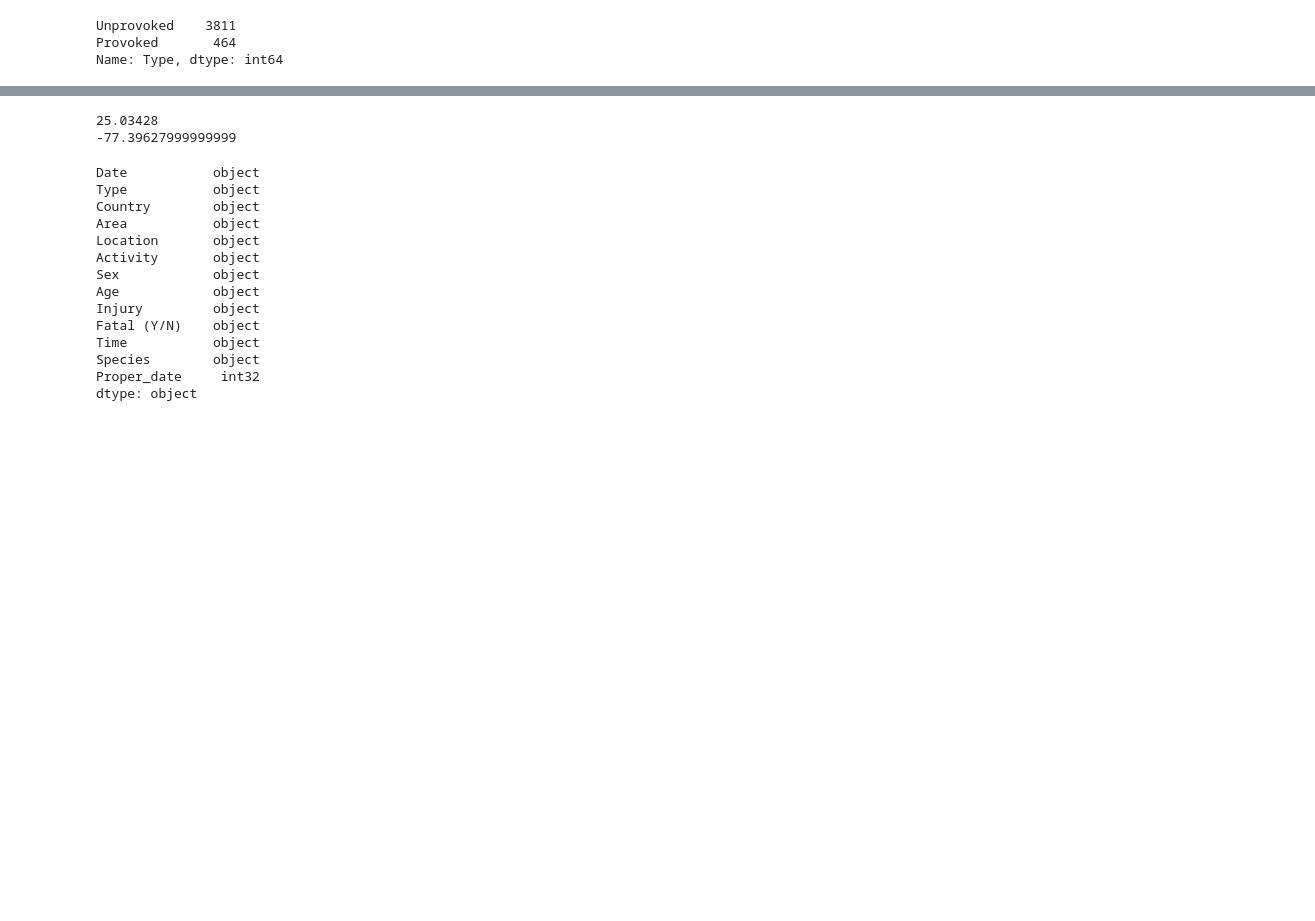
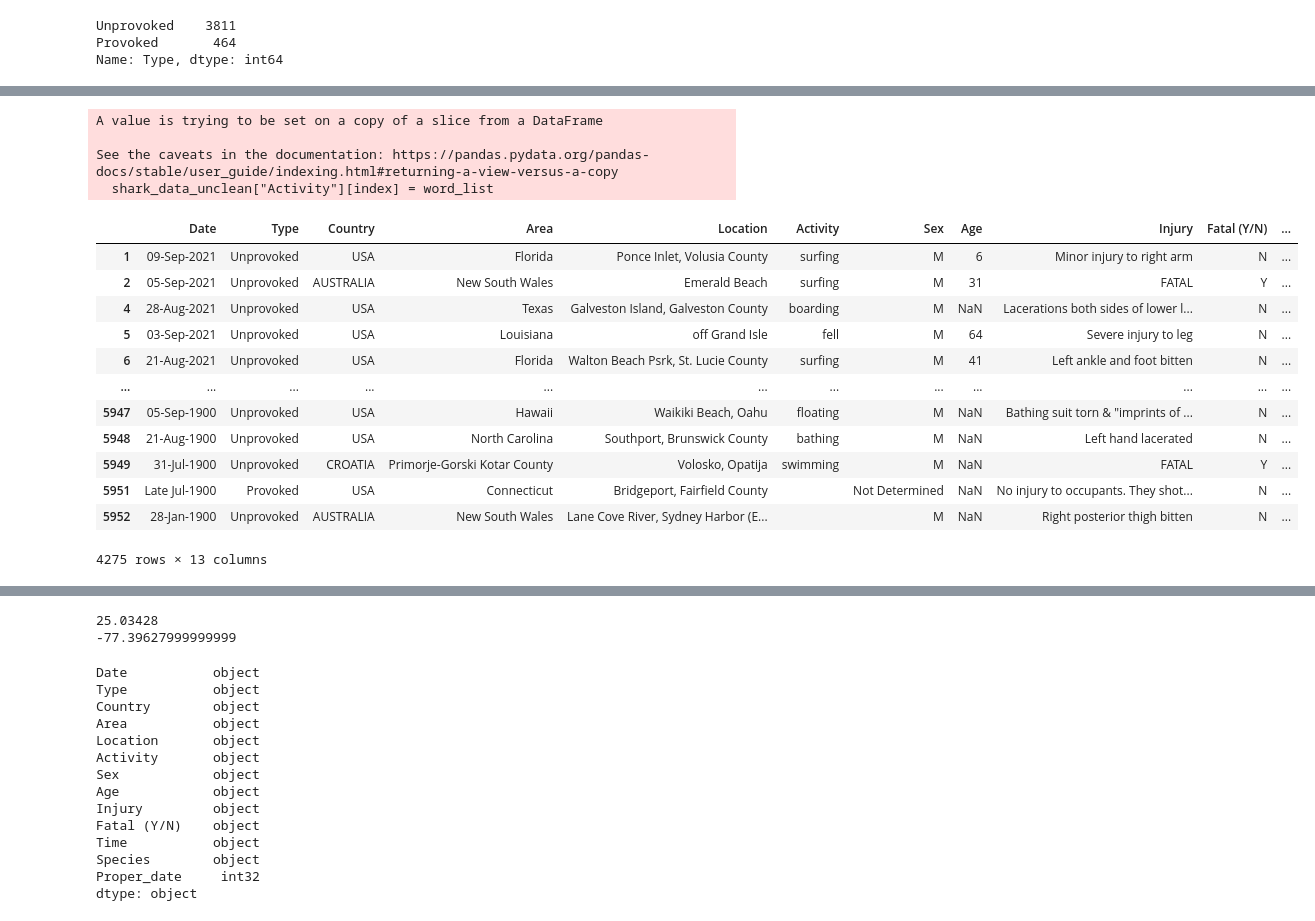
Before and after one commit to joshuapalicka/SharkAttackAnalysis, a Jupyter notebook: data_clean_up.ipynb, the cells around one changed output, grey strips where cells are left out. Cells and saved outputs as stored; diff of their text form; code cells hidden in the pictures; blank space fills up the shorter version.

```diff
--- a/data_clean_up.ipynb
+++ b/data_clean_up.ipynb
@@ -408,0 +482,36 @@ Name: Type, dtype: int64
+# %%
+for index, item in shark_data_unclean.iterrows():
+    tagged = nltk.tag.pos_tag(item["Activity"].lower().split())
+    #item["Activity"] = [word for word, tag in tagged if tag == 'VB']
+    word_list = [word for word, tag in tagged if word == 'no' or word == 'activity' or word == 'fishing' or word == 'boarding' or word == 'bathing' or word == 'standing' or tag == 'VB' or tag == 'VBD' or tag == 'VBG' or tag == 'VBN' or tag == 'VBP' or tag == 'VBZ']
+
+    if(len(word_list) > 0):
+        if(word_list[0] != 'no'):
+            word_list = word_list[0]
+        else:
+            word_list = 'no activity'
+    else:
+        word_list = ""
+
+    shark_data_unclean["Activity"][index] = word_list
+# %% [output]
+A value is trying to be set on a copy of a slice from a DataFrame
+
+See the caveats in the documentation: https://pandas.pydata.org/pandas-docs/stable/user_guide/indexing.html#returning-a-view-versus-a-copy
+  shark_data_unclean["Activity"][index] = word_list
+# %%
+shark_data_unclean
+# %% [output]
+|  | Date | Type | Country | Area | Location | Activity | Sex | Age | Injury | Fatal (Y/N) | ... |
+| 1 | 09-Sep-2021 | Unprovoked | USA | Florida | Ponce Inlet, Volusia County | surfing | M | 6 | Minor injury to right arm | N | ... |
+| 2 | 05-Sep-2021 | Unprovoked | AUSTRALIA | New South Wales | Emerald Beach | surfing | M | 31 | FATAL | Y | ... |
+| 4 | 28-Aug-2021 | Unprovoked | USA | Texas | Galveston Island, Galveston County | boarding | M | NaN | Lacerations both sides of lower l... | N | ... |
+| 5 | 03-Sep-2021 | Unprovoked | USA | Louisiana | off Grand Isle | fell | M | 64 | Severe injury to leg | N | ... |
+| 6 | 21-Aug-2021 | Unprovoked | USA | Florida | Walton Beach Psrk, St. Lucie County | surfing | M | 41 | Left ankle and foot bitten | N | ... |
+| ... | ... | ... | ... | ... | ... | ... | ... | ... | ... | ... | ... |
+| 5947 | 05-Sep-1900 | Unprovoked | USA | Hawaii | Waikiki Beach, Oahu | floating | M | NaN | Bathing suit torn & "imprints of ... | N | ... |
+| 5948 | 21-Aug-1900 | Unprovoked | USA | North Carolina | Southport, Brunswick County | bathing | M | NaN | Left hand lacerated | N | ... |
+| 5949 | 31-Jul-1900 | Unprovoked | CROATIA | Primorje-Gorski Kotar County | Volosko, Opatija | swimming | M | NaN | FATAL | Y | ... |
+| 5951 | Late Jul-1900 | Provoked | USA | Connecticut | Bridgeport, Fairfield County |  | Not Determined | NaN | No injury to occupants. They shot... | N | ... |
+| 5952 | 28-Jan-1900 | Unprovoked | AUSTRALIA | New South Wales | Lane Cove River, Sydney Harbor (E... |  | M | NaN | Right posterior thigh bitten | N | ... |
+4275 rows × 13 columns
```
Also changed, not shown: parts of 24 cells of this notebook, 1 other file.
